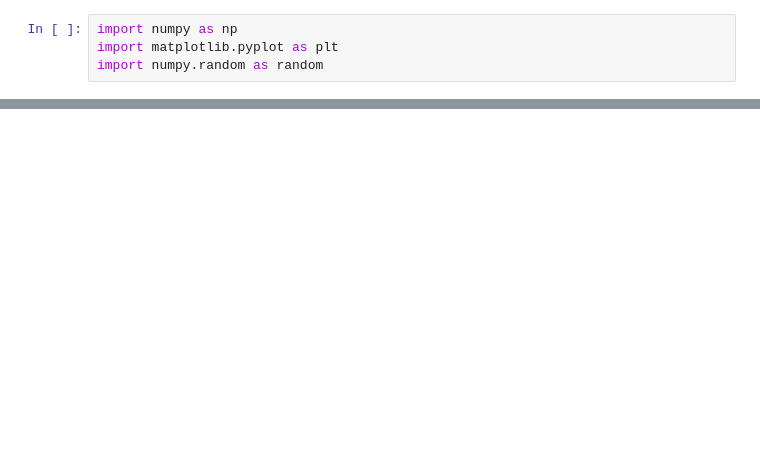
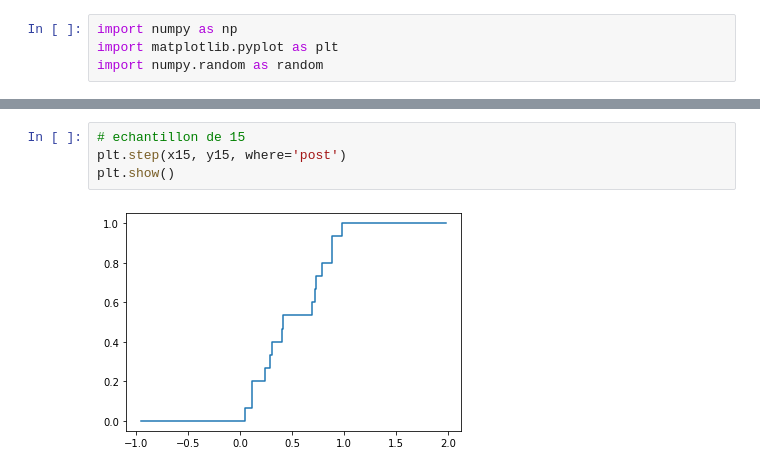
Before and after one commit to PAYRAULT/MPI, a Jupyter notebook: MEU303 - Proba/TP/TP2.ipynb, the cells around one changed output, grey strips where cells are left out. Cells and saved outputs as stored; diff of their text form; blank space fills up the shorter version.

```diff
--- a/MEU303 - Proba/TP/TP2.ipynb
+++ b/MEU303 - Proba/TP/TP2.ipynb
@@ -33,0 +80,6 @@ plt.show()
+# %%
+# echantillon de 15
+plt.step(x15, y15, where='post')
+plt.show()
+# %% [output]
+[figure, added]
```
Also changed, not shown: parts of 12 cells of this notebook, 6 other files.
